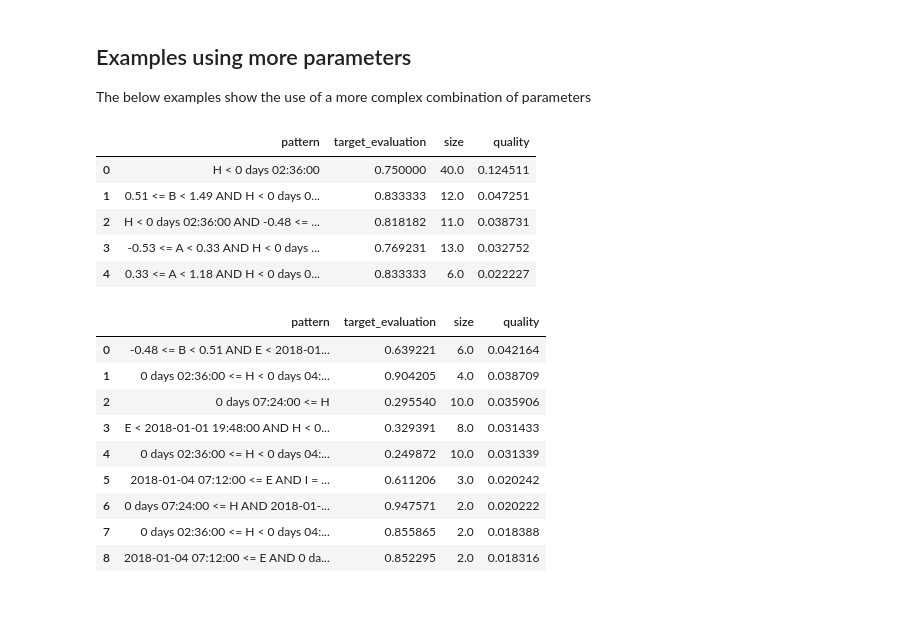
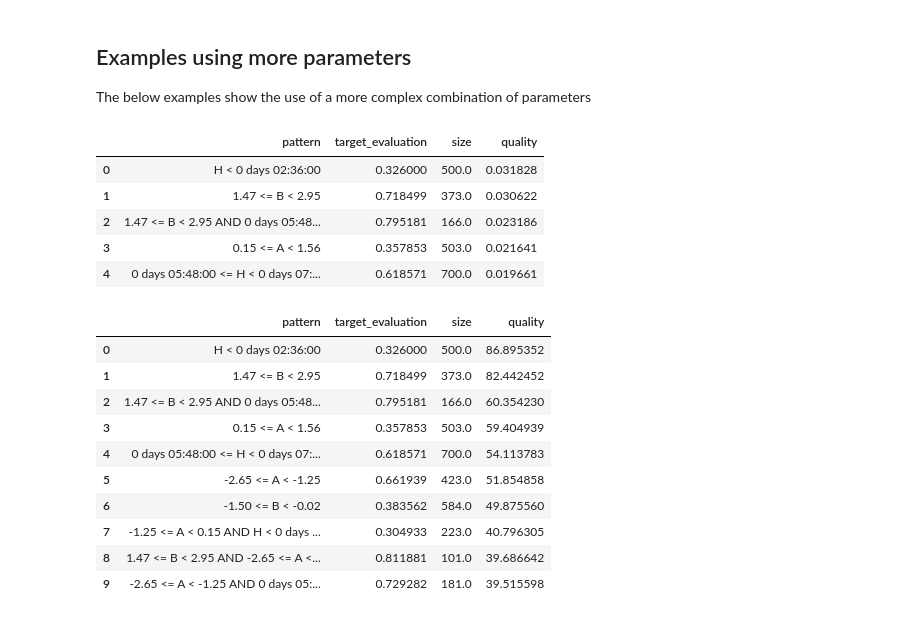
Before and after one commit to cslab-hub/sd4py, a Jupyter notebook: sd4py_examples.ipynb, the cells around one changed output. Cells and saved outputs as stored; diff of their text form; code cells hidden in the pictures.

```diff
--- a/sd4py_examples.ipynb
+++ b/sd4py_examples.ipynb
@@ -118,7 +157,7 @@ G < 4.00 AND -0.80 <= B < 0.83 AND H < 0 days 03:40:00
 The below examples show the use of a more complex combination of parameters
 # %%
 sd4py.discover_subgroups(
-    df2,
+    df,
     target="I",
     included_attributes=["B", "E", "H", "I", "A"],
     nbins=5,
@@ -136,37 +175,33 @@ sd4py.discover_subgroups(
 ).to_df()
 # %% [output]
 |  | pattern | target_evaluation | size | quality |
-| 0 | H < 0 days 02:36:00 | 0.750000 | 40.0 | 0.124511 |
-| 1 | 0.51 <= B < 1.49 AND H < 0 days 0... | 0.833333 | 12.0 | 0.047251 |
-| 2 | H < 0 days 02:36:00 AND -0.48 <= ... | 0.818182 | 11.0 | 0.038731 |
-| 3 | -0.53 <= A < 0.33 AND H < 0 days ... | 0.769231 | 13.0 | 0.032752 |
-| 4 | 0.33 <= A < 1.18 AND H < 0 days 0... | 0.833333 | 6.0 | 0.022227 |
+| 0 | H < 0 days 02:36:00 | 0.326000 | 500.0 | 0.031828 |
+| 1 | 1.47 <= B < 2.95 | 0.718499 | 373.0 | 0.030622 |
+| 2 | 1.47 <= B < 2.95 AND 0 days 05:48... | 0.795181 | 166.0 | 0.023186 |
+| 3 | 0.15 <= A < 1.56 | 0.357853 | 503.0 | 0.021641 |
+| 4 | 0 days 05:48:00 <= H < 0 days 07:... | 0.618571 | 700.0 | 0.019661 |
 # %%
 sd4py.discover_subgroups(
-    df2,
-    target="A",
+    df,
+    target="I",
     included_attributes=["B", "E", "H", "I", "A"],
     nbins=5,
-    method="beam",
-    qf="wracc",
-    k=50,
+    method="bsd",
+    qf="chi2",
+    k=10,
     minqual=0,
-    minsize=2,
-    mintp=0,
-    max_selectors=7,
-    ignore_defaults=False,
-    filter_irrelevant=False,
-    postfilter="min_improve_global",
-    postfilter_param=0.3
+    minsize=0,
+    mintp=10
 ).to_df()
 # %% [output]
 |  | pattern | target_evaluation | size | quality |
-| 0 | -0.48 <= B < 0.51 AND E < 2018-01... | 0.639221 | 6.0 | 0.042164 |
-| 1 | 0 days 02:36:00 <= H < 0 days 04:... | 0.904205 | 4.0 | 0.038709 |
-| 2 | 0 days 07:24:00 <= H | 0.295540 | 10.0 | 0.035906 |
-| 3 | E < 2018-01-01 19:48:00 AND H < 0... | 0.329391 | 8.0 | 0.031433 |
-| 4 | 0 days 02:36:00 <= H < 0 days 04:... | 0.249872 | 10.0 | 0.031339 |
-| 5 | 2018-01-04 07:12:00 <= E AND I = ... | 0.611206 | 3.0 | 0.020242 |
-| 6 | 0 days 07:24:00 <= H AND 2018-01-... | 0.947571 | 2.0 | 0.020222 |
-| 7 | 0 days 02:36:00 <= H < 0 days 04:... | 0.855865 | 2.0 | 0.018388 |
-| 8 | 2018-01-04 07:12:00 <= E AND 0 da... | 0.852295 | 2.0 | 0.018316 |
+| 0 | H < 0 days 02:36:00 | 0.326000 | 500.0 | 86.895352 |
+| 1 | 1.47 <= B < 2.95 | 0.718499 | 373.0 | 82.442452 |
+| 2 | 1.47 <= B < 2.95 AND 0 days 05:48... | 0.795181 | 166.0 | 60.354230 |
+| 3 | 0.15 <= A < 1.56 | 0.357853 | 503.0 | 59.404939 |
+| 4 | 0 days 05:48:00 <= H < 0 days 07:... | 0.618571 | 700.0 | 54.113783 |
+| 5 | -2.65 <= A < -1.25 | 0.661939 | 423.0 | 51.854858 |
+| 6 | -1.50 <= B < -0.02 | 0.383562 | 584.0 | 49.875560 |
+| 7 | -1.25 <= A < 0.15 AND H < 0 days ... | 0.304933 | 223.0 | 40.796305 |
+| 8 | 1.47 <= B < 2.95 AND -2.65 <= A <... | 0.811881 | 101.0 | 39.686642 |
+| 9 | -2.65 <= A < -1.25 AND 0 days 05:... | 0.729282 | 181.0 | 39.515598 |
```
Also changed, not shown: parts of 30 cells of this notebook, 7 other files.
